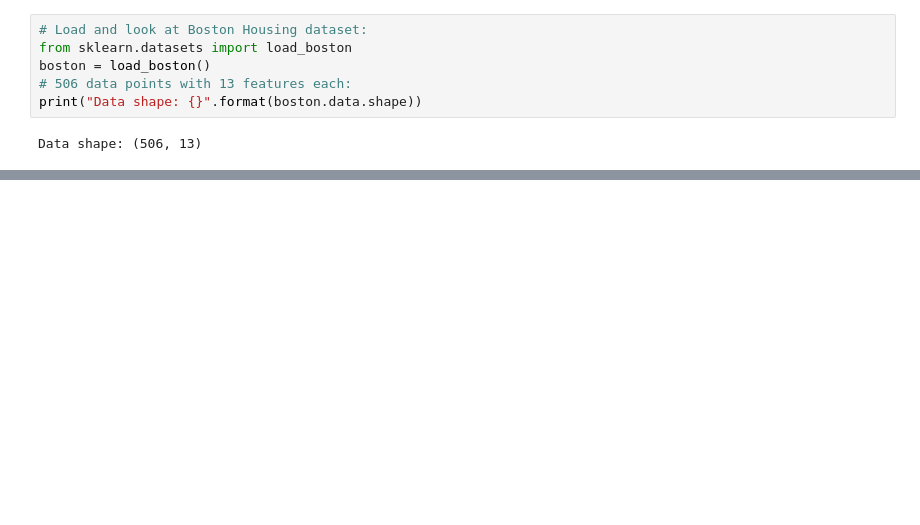
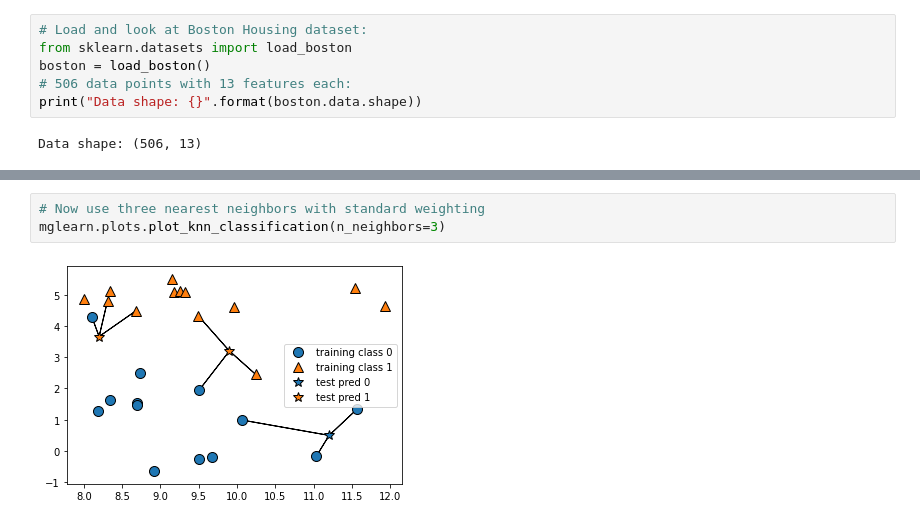
Before and after one commit to scottzig/ml-python-muller-guido, a Jupyter notebook: chapter_2.ipynb, the cells around one changed output, grey strips where cells are left out. Drawn from its saved outputs; the diff is of its cells as text; blank space fills up the shorter version.

```diff
--- a/chapter_2.ipynb
+++ b/chapter_2.ipynb
@@ -47,0 +73,5 @@ Data shape: (506, 13)
+# %%
+# Now use three nearest neighbors with standard weighting
+mglearn.plots.plot_knn_classification(n_neighbors=3)
+# %% [output]
+[figure, added]
```
Also changed, not shown: parts of 39 cells of this notebook.
